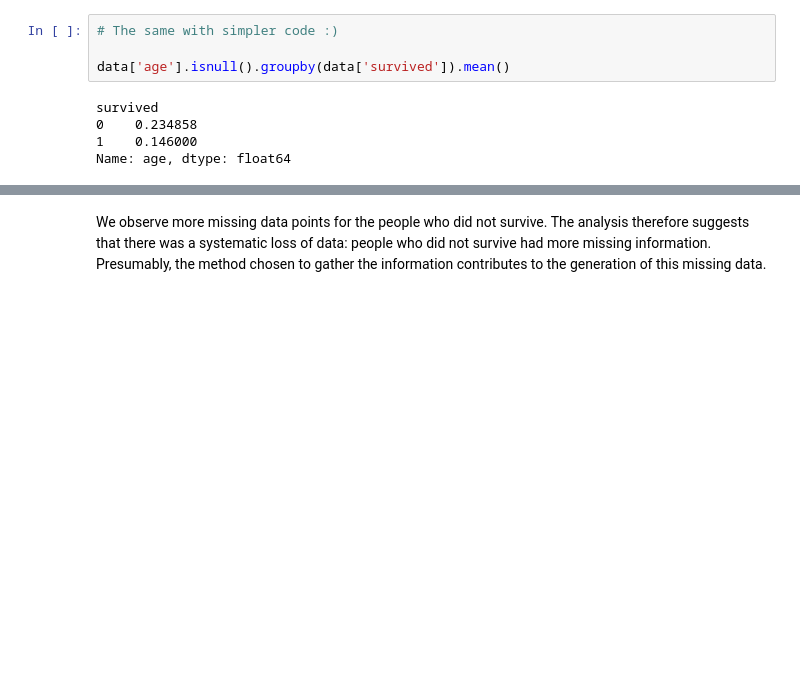
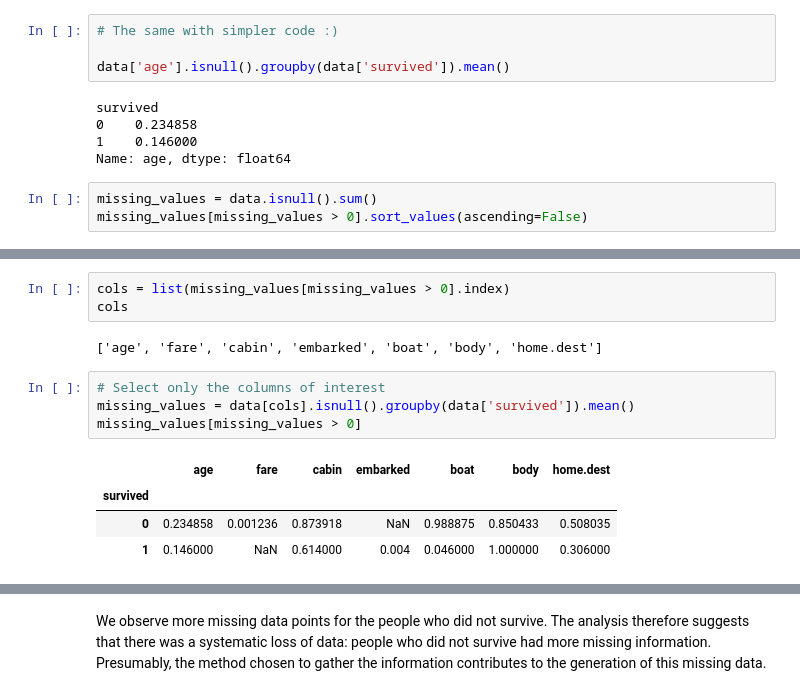
Before and after one commit to RitchieFresh/feature-engineering-for-machine-learning, a Jupyter notebook: Section-04-Variable-Characteristics/1-Missing-Data.ipynb, the cells around one changed output, grey strips where cells are left out. Drawn from its saved outputs; the diff is of its cells as text; blank space fills up the shorter version.

Commit message:
Add update missing data

```diff
--- a/Section-04-Variable-Characteristics/1-Missing-Data.ipynb
+++ b/Section-04-Variable-Characteristics/1-Missing-Data.ipynb
@@ -207,3 +226,6 @@ survived
 0    0.234858
 1    0.146000
 Name: age, dtype: float64
+# %%
+missing_values = data.isnull().sum()
+missing_values[missing_values > 0].sort_values(ascending=False)
@@ -209,0 +241,14 @@ Name: age, dtype: float64
+# %%
+cols = list(missing_values[missing_values > 0].index)
+cols
+# %% [output]
+['age', 'fare', 'cabin', 'embarked', 'boat', 'body', 'home.dest']
+# %%
+# Select only the columns of interest
+missing_values = data[cols].isnull().groupby(data['survived']).mean()
+missing_values[missing_values > 0]
+# %% [output]
+|  | age | fare | cabin | embarked | boat | body | home.dest |
+| survived |  |  |  |  |  |  |  |
+| 0 | 0.234858 | 0.001236 | 0.873918 | NaN | 0.988875 | 0.850433 | 0.508035 |
+| 1 | 0.146000 | NaN | 0.614000 | 0.004 | 0.046000 | 1.000000 | 0.306000 |
```
Also changed, not shown: parts of 5 cells of this notebook, 1 other file.
